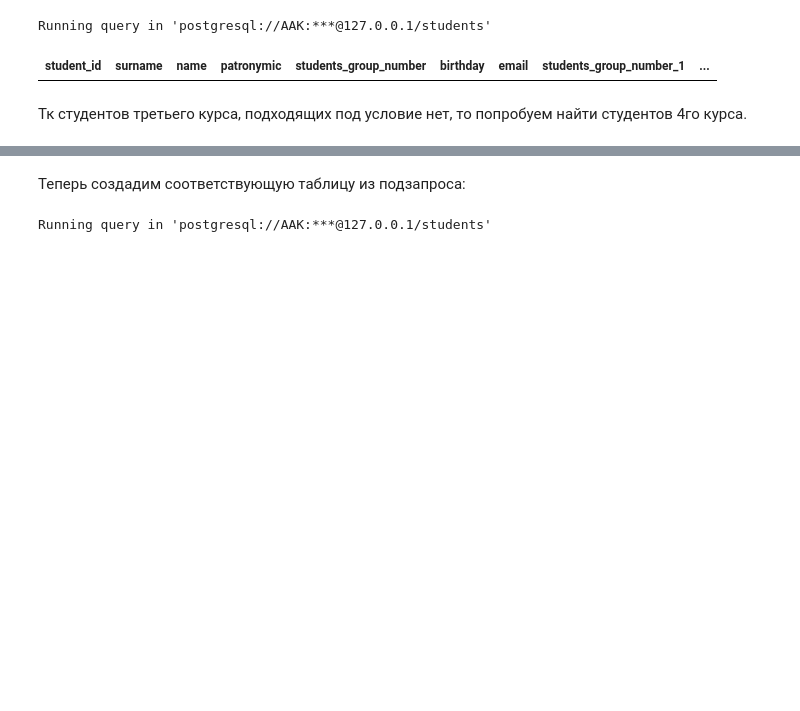
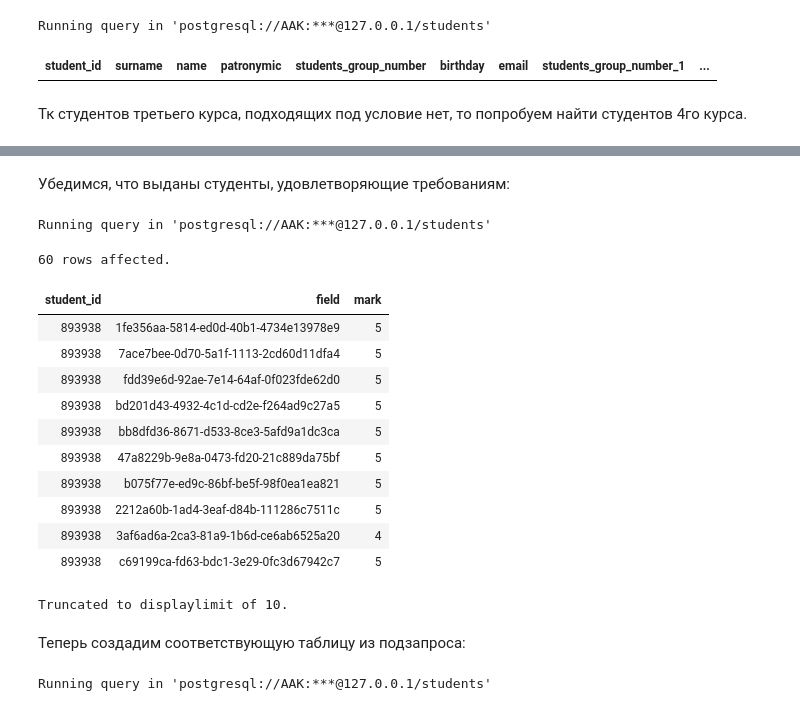
Before and after one commit to BROsandr/database_course, a Jupyter notebook: lab5/README.ipynb, the cells around one changed output, grey strips where cells are left out. Saved outputs shown, nothing was run; the diff lists cells and outputs as text; code cells hidden in the pictures; blank space fills up the shorter version.

```diff
--- a/lab5/README.ipynb
+++ b/lab5/README.ipynb
@@ -864,3 +869,25 @@ Truncated to displaylimit of 10.
+# %% [markdown]
+Убедимся, что выданы студенты, удовлетворяющие требованиям:
+# %%
+%%sql
+SELECT *
+  FROM field_comprehension
+  WHERE student_id IN (830813, 893938)
+# %% [output]
+Running query in 'postgresql://AAK:***@127.0.0.1/students'
+60 rows affected.
+| student_id | field | mark |
+| 893938 | 1fe356aa-5814-ed0d-40b1-4734e13978e9 | 5 |
+| 893938 | 7ace7bee-0d70-5a1f-1113-2cd60d11dfa4 | 5 |
+| 893938 | fdd39e6d-92ae-7e14-64af-0f023fde62d0 | 5 |
+| 893938 | bd201d43-4932-4c1d-cd2e-f264ad9c27a5 | 5 |
+| 893938 | bb8dfd36-8671-d533-8ce3-5afd9a1dc3ca | 5 |
+| 893938 | 47a8229b-9e8a-0473-fd20-21c889da75bf | 5 |
+| 893938 | b075f77e-ed9c-86bf-be5f-98f0ea1ea821 | 5 |
+| 893938 | 2212a60b-1ad4-3eaf-d84b-111286c7511c | 5 |
+| 893938 | 3af6ad6a-2ca3-81a9-1b6d-ce6ab6525a20 | 4 |
+| 893938 | c69199ca-fd63-bdc1-3e29-0fc3d67942c7 | 5 |
+Truncated to displaylimit of 10.
 # %% [markdown]
 Теперь создадим соответствующую таблицу из подзапроса:
 # %%
```
Also changed, not shown: parts of 64 cells of this notebook.
